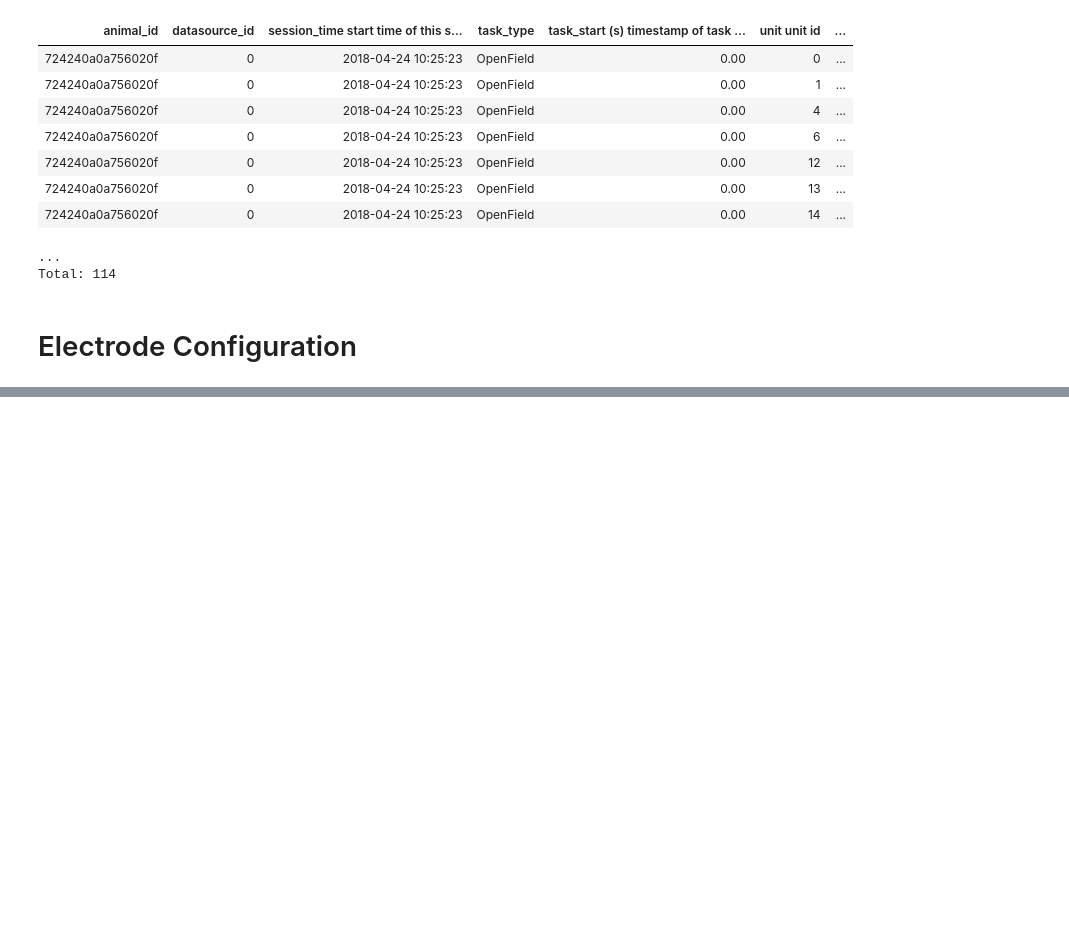
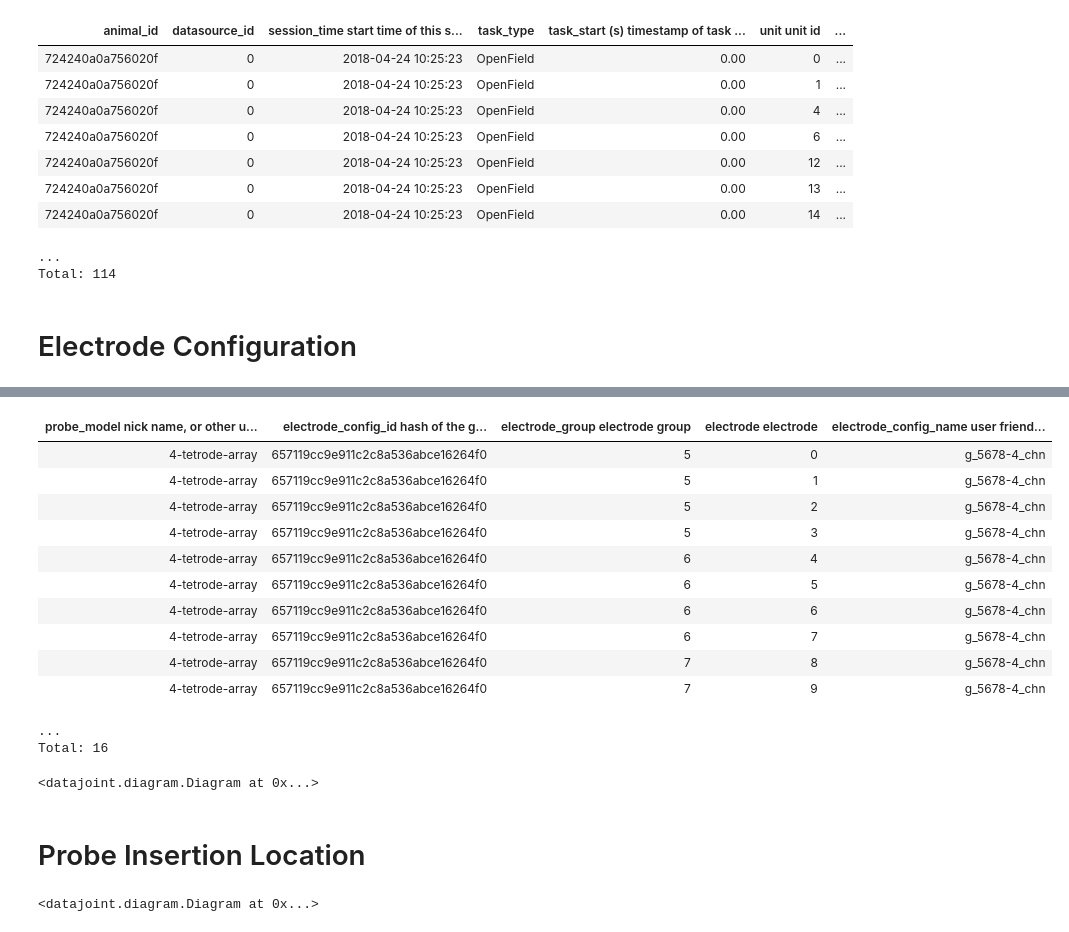
Before and after one commit to kavli-ntnu/dj-docs, a Jupyter notebook: notebooks/The_Ephys_Pipeline.ipynb, the cells around one changed output, grey strips where cells are left out. Drawn from its saved outputs; the diff is of its cells as text; code cells hidden in the pictures; blank space fills up the shorter version.

```diff
--- a/notebooks/The_Ephys_Pipeline.ipynb
+++ b/notebooks/The_Ephys_Pipeline.ipynb
@@ -708,0 +706,26 @@ Total: 114
+# %%
+reference.ElectrodeConfig.Electrode * reference.ElectrodeConfig & 'electrode_config_name = "g_5678-4_chn"'
+# %% [output]
+| probe_model nick name, or other u... | electrode_config_id hash of the g... | electrode_group electrode group | electrode electrode | electrode_config_name user friend... |
+| 4-tetrode-array | 657119cc9e911c2c8a536abce16264f0 | 5 | 0 | g_5678-4_chn |
+| 4-tetrode-array | 657119cc9e911c2c8a536abce16264f0 | 5 | 1 | g_5678-4_chn |
+| 4-tetrode-array | 657119cc9e911c2c8a536abce16264f0 | 5 | 2 | g_5678-4_chn |
+| 4-tetrode-array | 657119cc9e911c2c8a536abce16264f0 | 5 | 3 | g_5678-4_chn |
+| 4-tetrode-array | 657119cc9e911c2c8a536abce16264f0 | 6 | 4 | g_5678-4_chn |
+| 4-tetrode-array | 657119cc9e911c2c8a536abce16264f0 | 6 | 5 | g_5678-4_chn |
+| 4-tetrode-array | 657119cc9e911c2c8a536abce16264f0 | 6 | 6 | g_5678-4_chn |
+| 4-tetrode-array | 657119cc9e911c2c8a536abce16264f0 | 6 | 7 | g_5678-4_chn |
+| 4-tetrode-array | 657119cc9e911c2c8a536abce16264f0 | 7 | 8 | g_5678-4_chn |
+| 4-tetrode-array | 657119cc9e911c2c8a536abce16264f0 | 7 | 9 | g_5678-4_chn |
+...
+Total: 16
+# %%
+dj.ERD(reference.ElectrodeConfig) + ephys.ClusteringSetup + acquisition.Recording
+# %% [output]
+<datajoint.diagram.Diagram at 0x...>
+# %% [markdown]
+# Probe Insertion Location
+# %%
+dj.ERD(acquisition.ProbeInsertion.InsertionLocation) - 1
+# %% [output]
+<datajoint.diagram.Diagram at 0x...>
```
Also changed, not shown: parts of 35 cells of this notebook.
